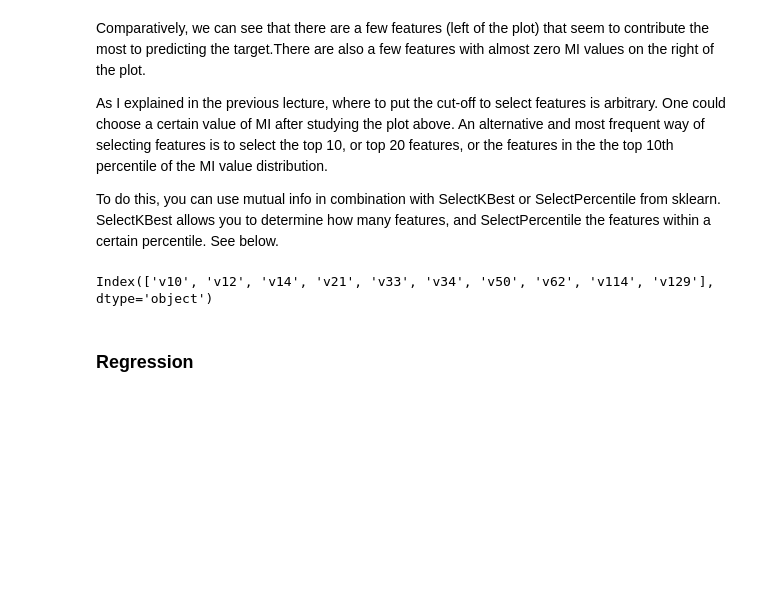
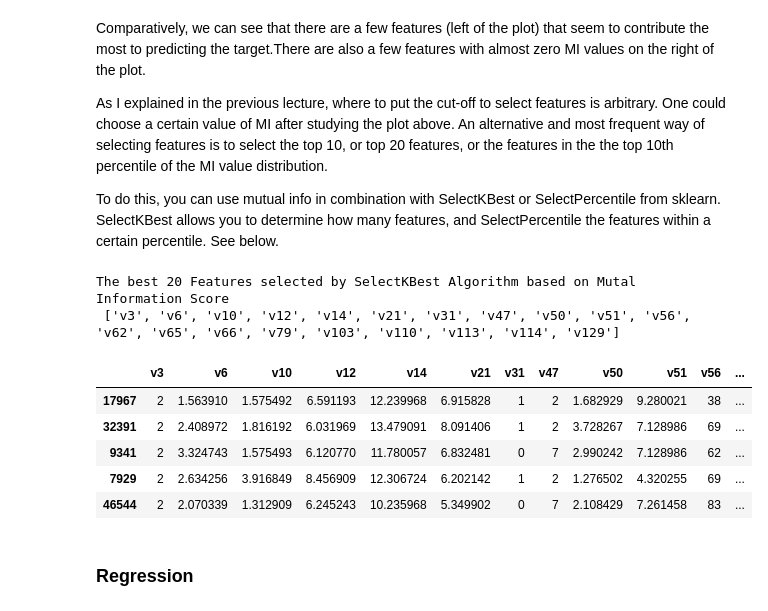
Before and after one commit to plaban1981/Feature_Selection, a Jupyter notebook: Mutual_Or_Information_gain.ipynb, the cells around one changed output. Cells and saved outputs as stored; diff of their text form; code cells hidden in the pictures; blank space fills up the shorter version.

```diff
--- a/Mutual_Or_Information_gain.ipynb
+++ b/Mutual_Or_Information_gain.ipynb
@@ -271,8 +272,18 @@ To do this, you can use mutual info in combination with SelectKBest or SelectPer
 # here I will select the top 10 features
 # which are shown below
 sel_ = SelectKBest(mutual_info_classif, k=20).fit(X_train, y_train)
-X_train.columns[sel_.get_support()]
+print(f'The best 20 Features selected by SelectKBest Algorithm based on Mutal Information Score \n {X_train.columns[sel_.get_support()].tolist()}')
 # %% [output]
-Index(['v10', 'v12', 'v14', 'v21', 'v33', 'v34', 'v50', 'v62', 'v114', 'v129'], dtype='object')
+The best 20 Features selected by SelectKBest Algorithm based on Mutal Information Score
+ ['v3', 'v6', 'v10', 'v12', 'v14', 'v21', 'v31', 'v47', 'v50', 'v51', 'v56', 'v62', 'v65', 'v66', 'v79', 'v103', 'v110', 'v113', 'v114', 'v129']
+# %%
+X_train[X_train.columns[sel_.get_support()].tolist()].head()
+# %% [output]
+|  | v3 | v6 | v10 | v12 | v14 | v21 | v31 | v47 | v50 | v51 | v56 | ... |
+| 17967 | 2 | 1.563910 | 1.575492 | 6.591193 | 12.239968 | 6.915828 | 1 | 2 | 1.682929 | 9.280021 | 38 | ... |
+| 32391 | 2 | 2.408972 | 1.816192 | 6.031969 | 13.479091 | 8.091406 | 1 | 2 | 3.728267 | 7.128986 | 69 | ... |
+| 9341 | 2 | 3.324743 | 1.575493 | 6.120770 | 11.780057 | 6.832481 | 0 | 7 | 2.990242 | 7.128986 | 62 | ... |
+| 7929 | 2 | 2.634256 | 3.916849 | 8.456909 | 12.306724 | 6.202142 | 1 | 2 | 1.276502 | 4.320255 | 69 | ... |
+| 46544 | 2 | 2.070339 | 1.312909 | 6.245243 | 10.235968 | 5.349902 | 0 | 7 | 2.108429 | 7.261458 | 83 | ... |
 # %% [markdown]
 ### Regression
```
Also changed, not shown: parts of 36 cells of this notebook.
